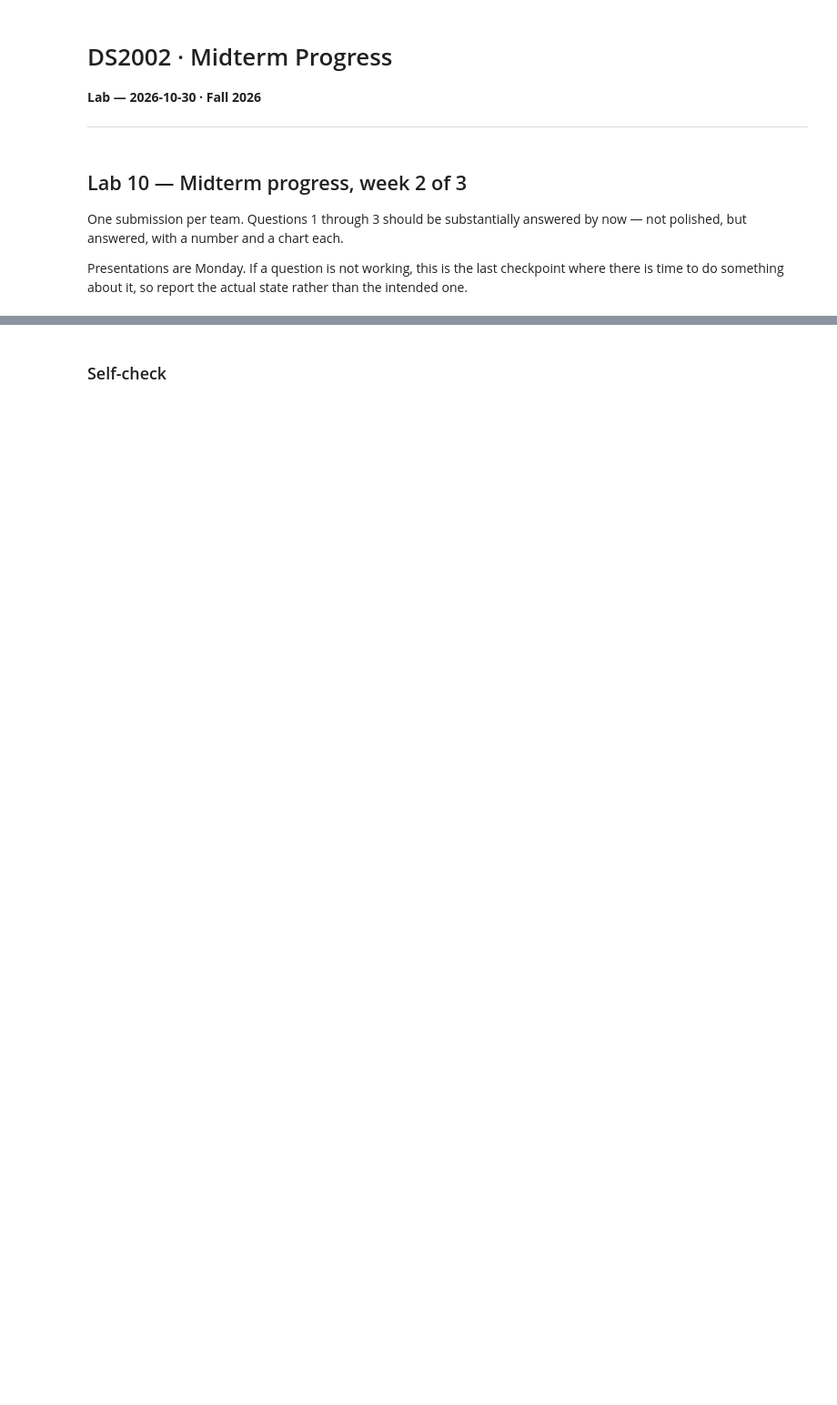
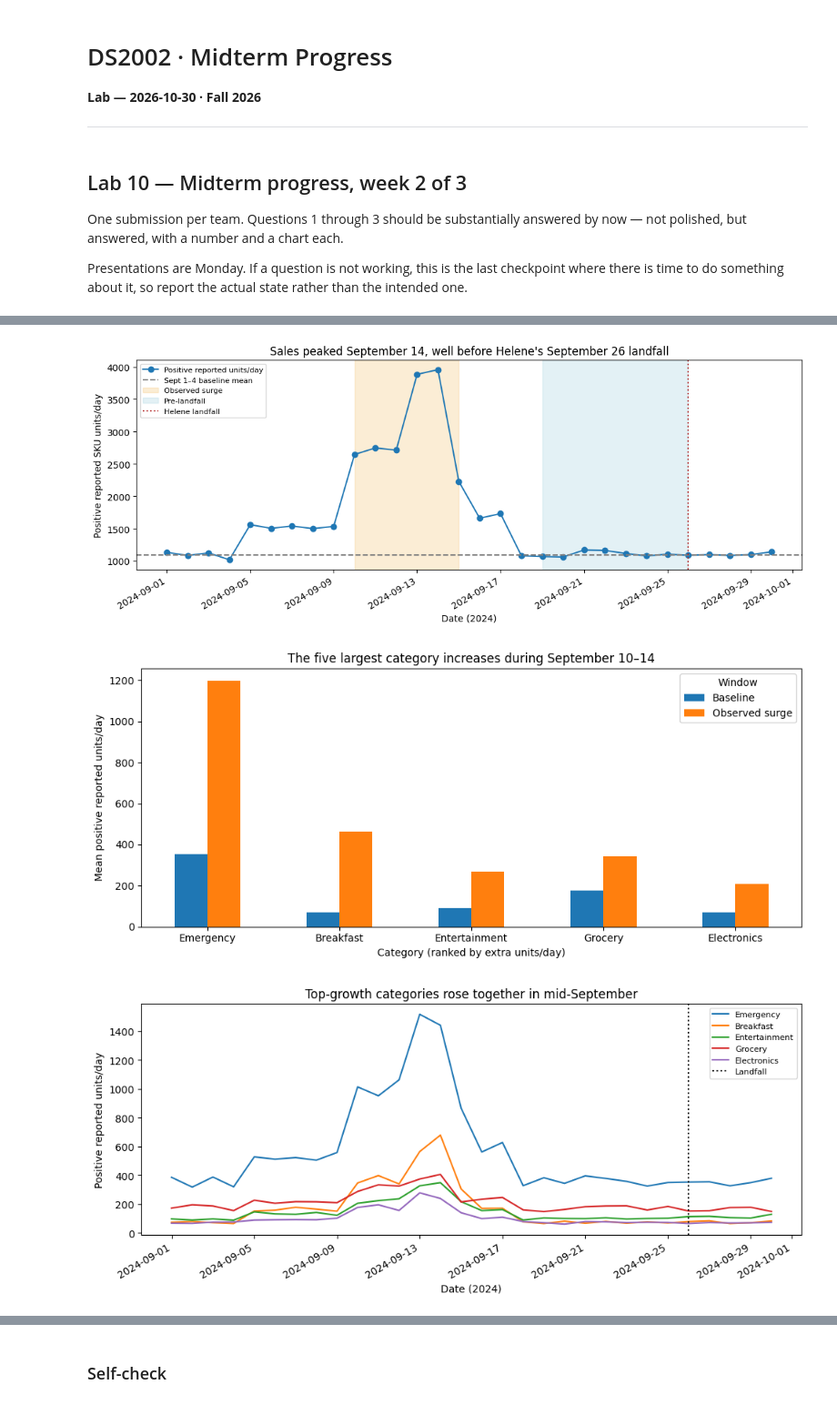
Before and after one commit to NateG-10/F26-DS2002-Midterm-Repo-Nate-Mohamed-Mouad, a Jupyter notebook: notebooks/scratch/checkpoints-studios/2026-10-30 — Midterm Progress — Lab.ipynb, the cells around one changed output, grey strips where cells are left out. Shown at 91% size. Drawn from its saved outputs; the diff is of its cells as text; code cells hidden in the pictures; blank space fills up the shorter version.

Commit message:
10-30 checkpoint

```diff
--- a/notebooks/scratch/checkpoints-studios/2026-10-30 — Midterm Progress — Lab.ipynb
+++ b/notebooks/scratch/checkpoints-studios/2026-10-30 — Midterm Progress — Lab.ipynb
@@ -20,0 +17,12 @@ Presentations are Monday. If a question is not working, this is the last checkpo
+# %%
+# Load only the required team sections so this checkpoint is reproducible.
+import json
+from pathlib import Path
+root = next(p for p in [Path.cwd(), *Path.cwd().parents] if (p / "data/walmart_transactions.csv").is_file())
+team = json.loads((root / "notebooks/team_notebook.ipynb").read_text())
+def run_team_cells(indices):
+    for i in indices:
+        assert team["cells"][i]["cell_type"] == "code"
+        exec(compile("".join(team["cells"][i]["source"]), f"team_cell_{i}", "exec"), globals())
+run_team_cells([1, 2, 16])
+display(q1_summary.round(3))
@@ -21 +81,7 @@ Presentations are Monday. If a question is not working, this is the last checkpo
+# %%
+run_team_cells([17])
+# %% [output]
+[figure, added]
+[figure, added]
+[figure, added]
 # %% [markdown]
```
Also changed, not shown: parts of 24 cells of this notebook, 2 other files.
